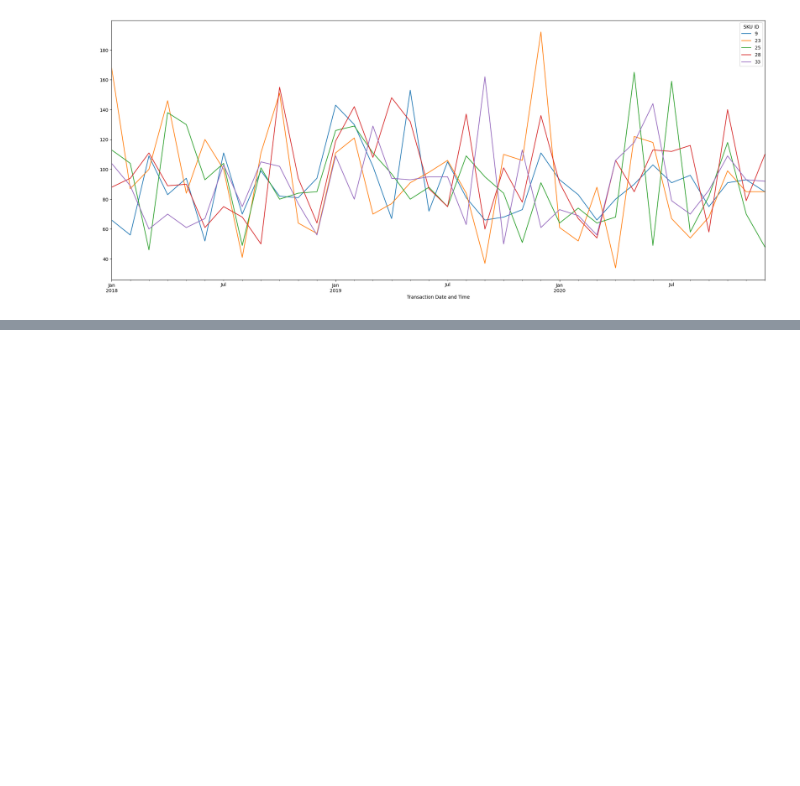
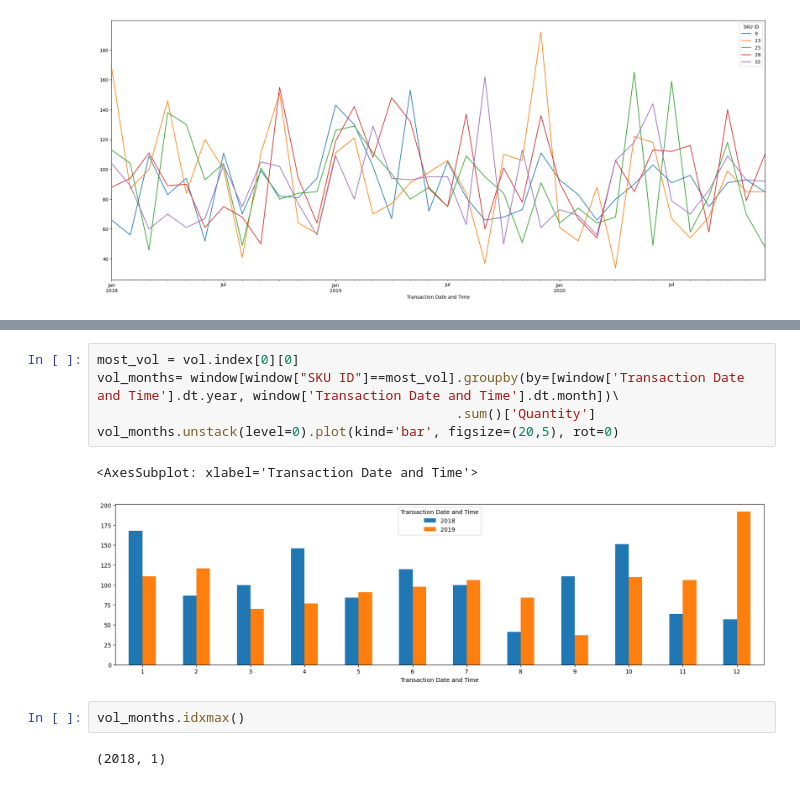
Before and after one commit to Nasibul/e-commerce, a Jupyter notebook: Analysis.ipynb, the cells around one changed output, grey strips where cells are left out. Drawn from its saved outputs; the diff is of its cells as text; blank space fills up the shorter version.

```diff
--- a/Untitled.ipynb
+++ b/Analysis.ipynb
@@ -77 +99,13 @@ window.groupby('SKU ID').resample('W', on='Transaction Date and Time').std(numer
+# %%
+most_vol = vol.index[0][0]
+vol_months= window[window["SKU ID"]==most_vol].groupby(by=[window['Transaction Date and Time'].dt.year, window['Transaction Date and Time'].dt.month])\
+                                              .sum()['Quantity']
+vol_months.unstack(level=0).plot(kind='bar', figsize=(20,5), rot=0)
+# %% [output]
+<AxesSubplot: xlabel='Transaction Date and Time'>
+[figure, added]
+# %%
+vol_months.idxmax()
+# %% [output]
+(2018, 1)
 # %%
```
Also changed, not shown: parts of 13 cells of this notebook, 1 other file.
